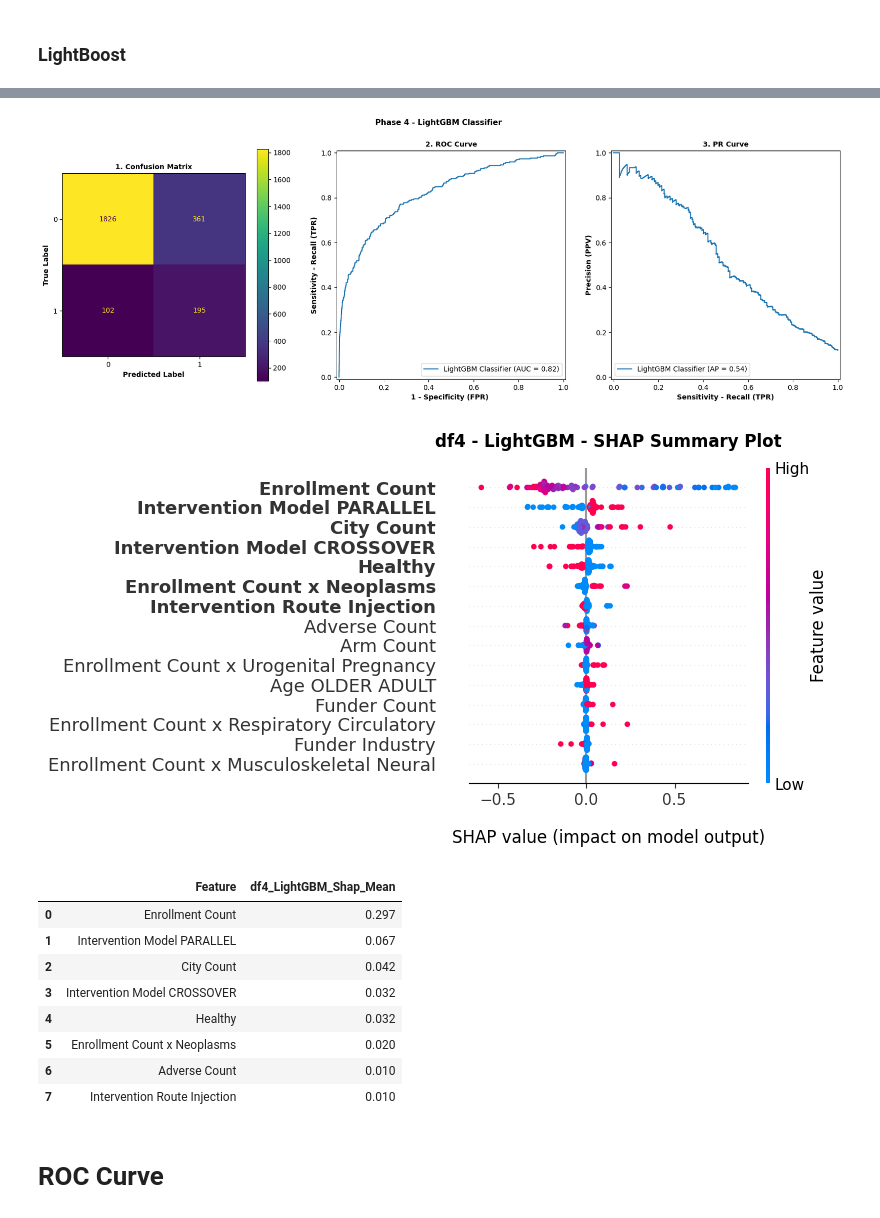
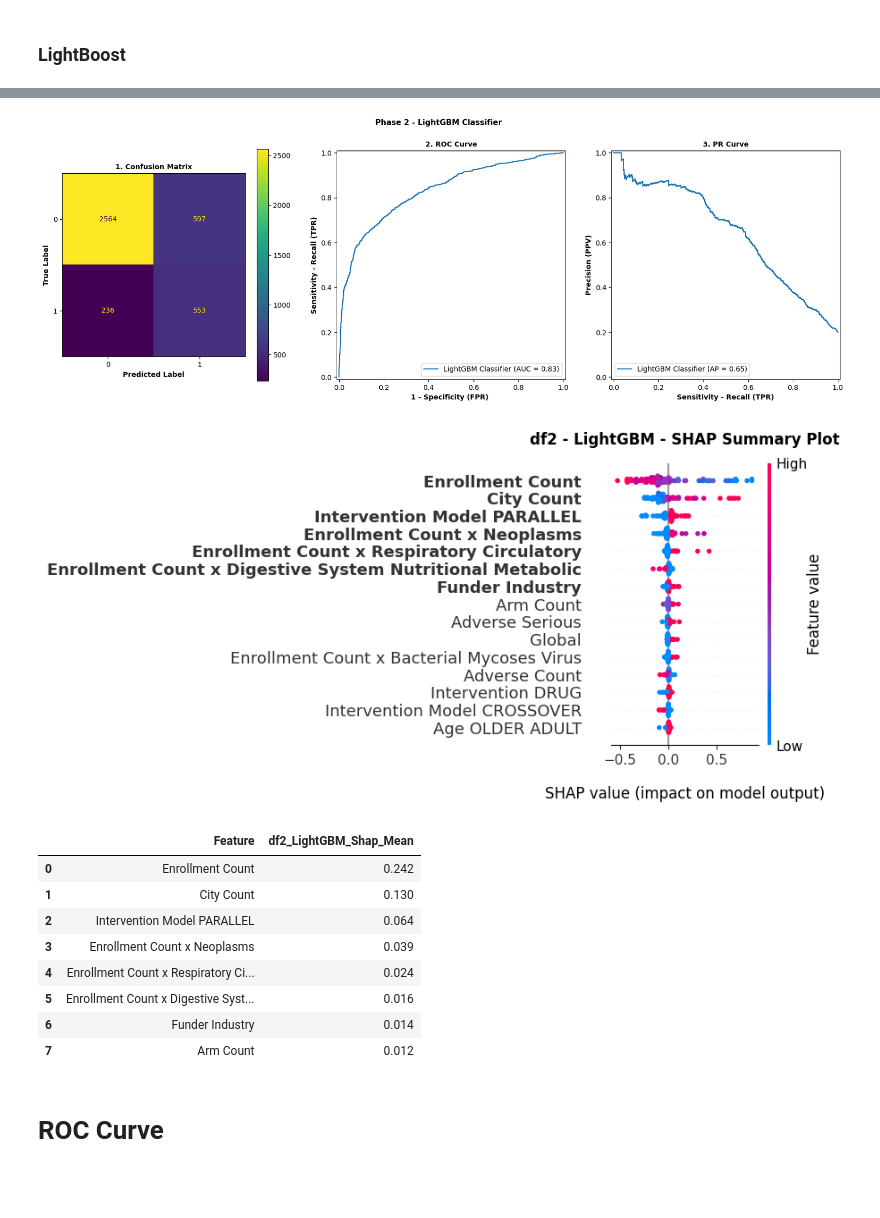
Before and after one commit to AndreouEugenia/Thesis, a Jupyter notebook: 5a.Thesis_Models.ipynb, the cells around one changed output, grey strips where cells are left out. Drawn from its saved outputs; the diff is of its cells as text; code cells hidden in the pictures; blank space fills up the shorter version.

```diff
--- a/5a.Thesis_Models.ipynb
+++ b/5a.Thesis_Models.ipynb
@@ -185,8 +185,8 @@ display(df4.shape)
 (13317, 73)
 (12420, 73)
 # %%
-i = 4
-dfi = df4
+i = 2
+dfi = df2
 # %% [markdown]
 ## X , y
 # %%
@@ -845,10 +849,11 @@ lgb = LGBMClassifier(objective = 'binary', random_state = 42, n_jobs=-1, metric
 # CV
 param_grid = {
     'max_depth': [3, 5, 7],
-    'learning_rate': [0.01, 0.1, 0.2],
-    'colsample_bytree': [0.5, 0.7, 1.0],
+    'learning_rate': [0.01, 0.1, 0.2, 0.5],
+    #'colsample_bytree': [0.5, 0.7, 1.0],
     'subsample': [0.6, 1.0],
     'num_leaves': [10, 30, 50],
+    'min_child_samples': [20, 50, 100],
 }
 
 grid = GridSearchCV(estimator = lgb, param_grid = param_grid, scoring = 'roc_auc', cv = 5, n_jobs = -1)
@@ -886,14 +891,14 @@ PR AUC : 0.537
-[figure, old version]
+[figure, new version]
-[figure, old version]
+[figure, new version]
-|  | Feature | df4_LightGBM_Shap_Mean |
-| 0 | Enrollment Count | 0.297 |
-| 1 | Intervention Model PARALLEL | 0.067 |
-| 2 | City Count | 0.042 |
-| 3 | Intervention Model CROSSOVER | 0.032 |
-| 4 | Healthy | 0.032 |
-| 5 | Enrollment Count x Neoplasms | 0.020 |
-| 6 | Adverse Count | 0.010 |
-| 7 | Intervention Route Injection | 0.010 |
+|  | Feature | df2_LightGBM_Shap_Mean |
+| 0 | Enrollment Count | 0.242 |
+| 1 | City Count | 0.130 |
+| 2 | Intervention Model PARALLEL | 0.064 |
+| 3 | Enrollment Count x Neoplasms | 0.039 |
+| 4 | Enrollment Count x Respiratory Ci... | 0.024 |
+| 5 | Enrollment Count x Digestive Syst... | 0.016 |
+| 6 | Funder Industry | 0.014 |
+| 7 | Arm Count | 0.012 |
 # %% [markdown]
 # ROC Curve
 # %%
```
Also changed, not shown: parts of 20 cells of this notebook, 6 other files.
